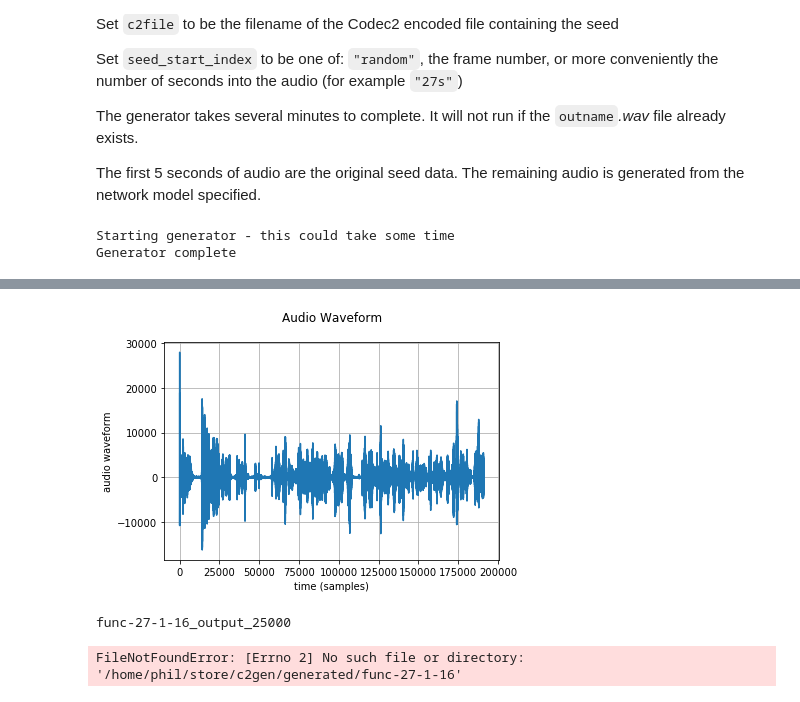
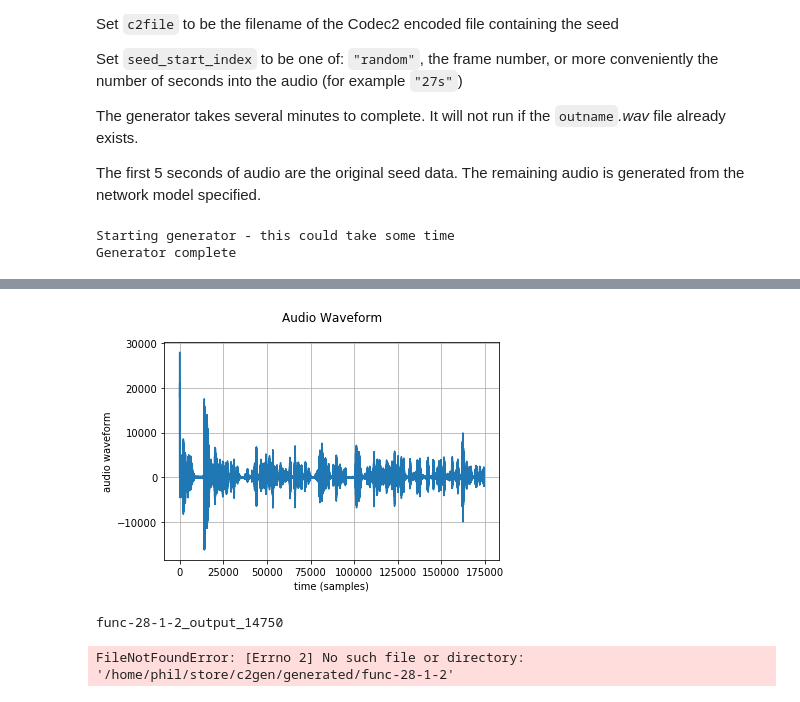
Before and after one commit to philayres/babble-rnn, a Jupyter notebook: notebooks/generate_audio.ipynb, the cells around one changed output, grey strips where cells are left out. Saved outputs shown, nothing was run; the diff lists cells and outputs as text; code cells hidden in the pictures.

Commit message:
Learning func-28-1-3 test/critiquepracticalreason_00_kant_64kb.c2cb-3200 --load-weights=out/func-28-1-2/weights-15000.h5

```diff
--- a/notebooks/generate_audio.ipynb
+++ b/notebooks/generate_audio.ipynb
@@ -14,41 +14,41 @@ The first 5 seconds of audio are the original seed data. The remaining audio is
 # %%
 force_run = False
 
-network_model = "func-27-1-16"
-iter1 = 25000
+network_model = "func-28-1-2"
+iter1 = 14750
 
 fn_postfix = 'output_'+ str(iter1)
 gen_fn = network_model + '_' + fn_postfix
 c2file="test/critiquepracticalreason_00_kant_64kb.c2cb-3200"
 seed_start_index = "1168"
 generate_length = 2000
 
 outname=gen_fn+'_0'+"-3200"
 
 modelfn="out/" + network_model + "/model-" + str(iter1) + ".h5"
 
 import network_data as nd
 import os
 from subprocess import check_output, call
 from IPython.display import display, Markdown, Audio, Image
 home = os.environ.get('HOME')
 
 os.chdir(home + "/store/c2gen")
 if not force_run and os.path.isfile(home+'/store/c2gen/generated/'+outname+'.wav'):
     print("File", outname, "already exists")
 else:
     print("Starting generator - this could take some time")
     call(["python3", "lstm_c2_generation.py", network_model, "--generate="+gen_fn, "--generate-len="+str(generate_length), "--seed_index="+seed_start_index, c2file, modelfn])
     print("Generator complete")
 display(Audio(filename=home+"/store/c2gen/generated/"+outname+".wav"))
 os.chdir(home+"/store/c2gen/notebooks")
 
 nd.plot_gen_audio_waveform(outname)
 # %% [output]
 Starting generator - this could take some time
 Generator complete
 [interactive output not drawn]
-[figure, old version]
+[figure, new version]
 # %%
 print(gen_fn)
 nd.plot_codec_params(network_model,fn_postfix, scale_up='orig', loc='generated')
@@ -57,5 +57,5 @@ nd.plot_spec_params(network_model,fn_postfix, params='Wo', loc='generated')
 nd.plot_spec_params(network_model,fn_postfix, params='E', loc='generated')
 nd.plot_spec_params(network_model,fn_postfix, params='LSPs', loc='generated')
 # %% [output]
-func-27-1-16_output_25000
+func-28-1-2_output_14750
-FileNotFoundError: [Errno 2] No such file or directory: '/home/phil/store/c2gen/generated/func-27-1-16'
+FileNotFoundError: [Errno 2] No such file or directory: '/home/phil/store/c2gen/generated/func-28-1-2'
```
Also changed, not shown: 7 other files.
